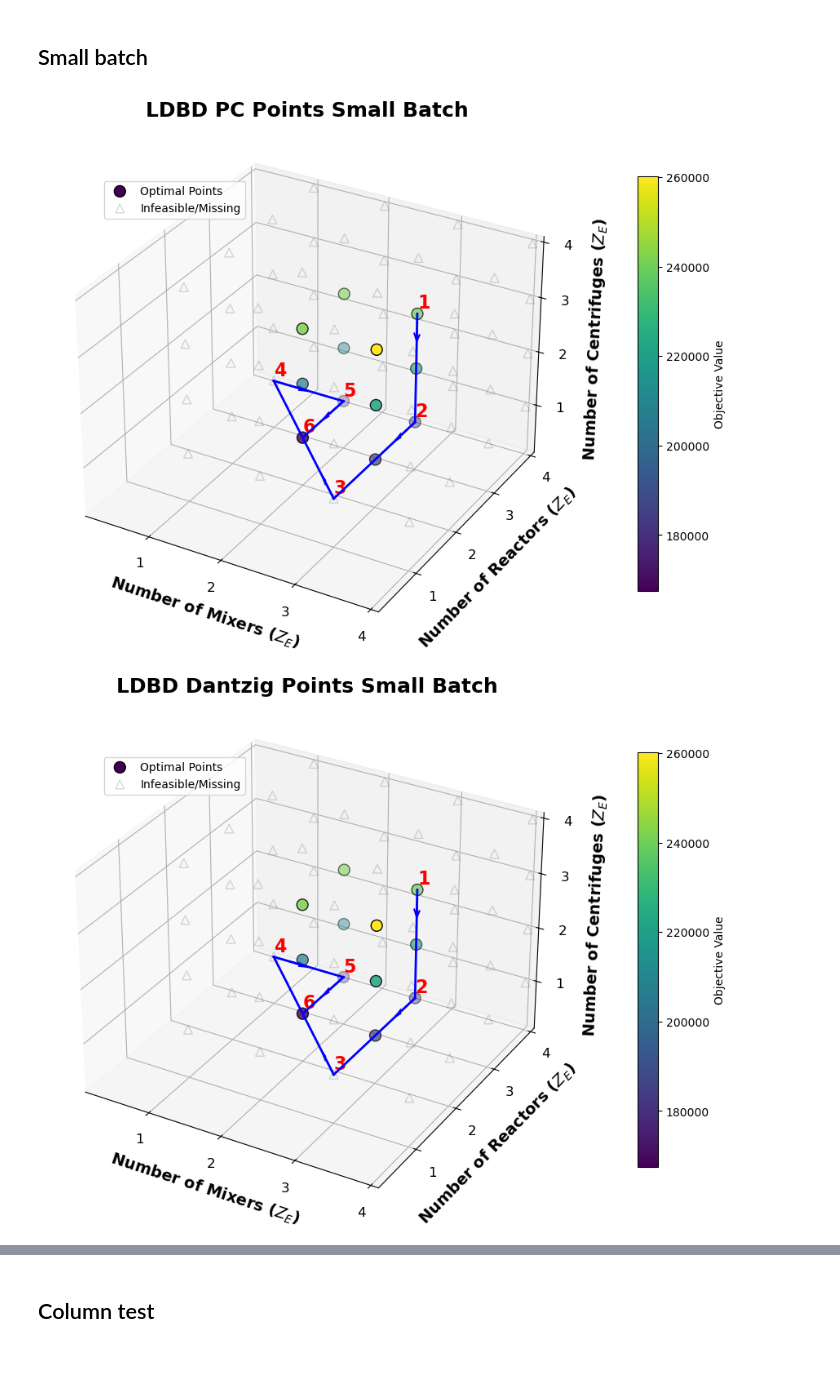
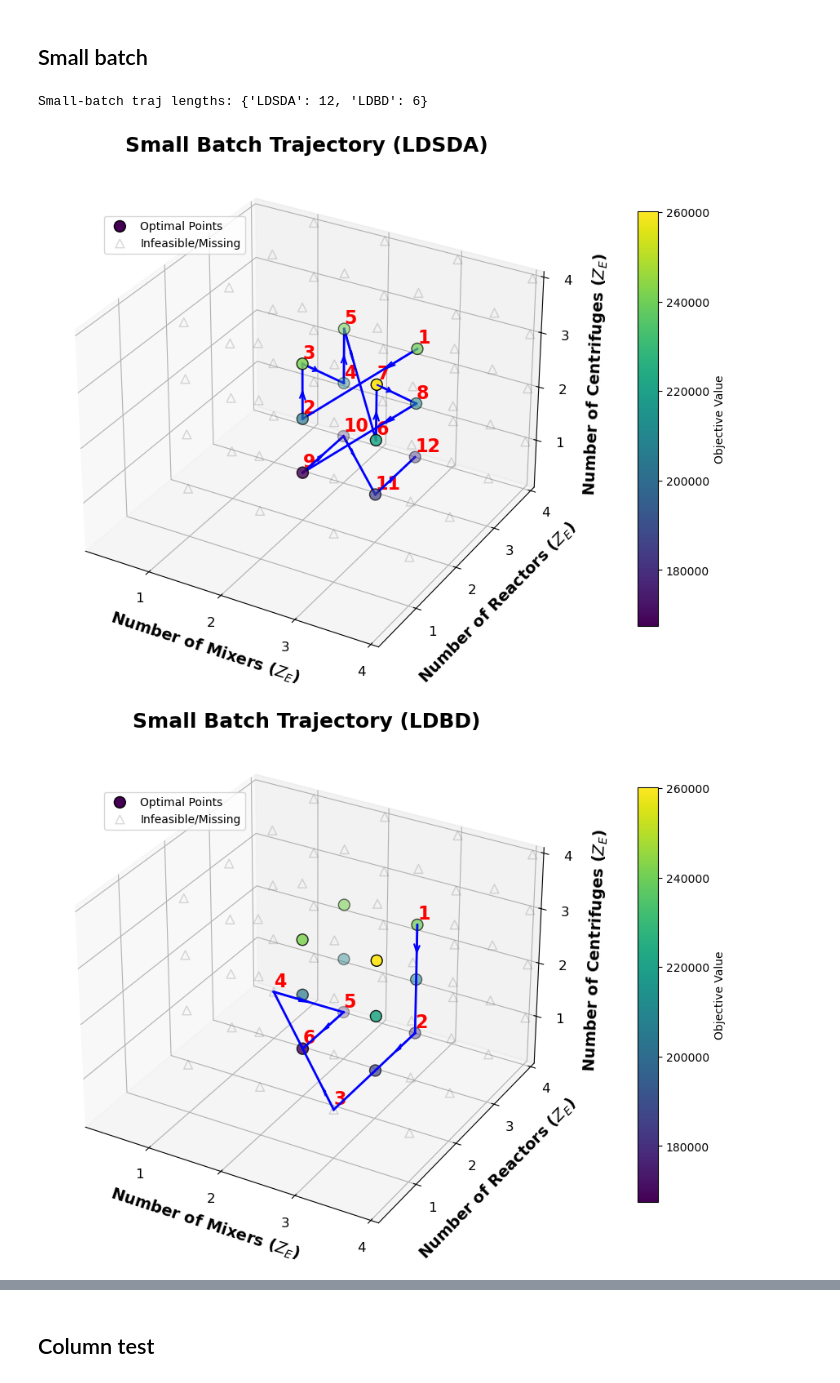
Before and after one commit to Toflamus/LD_benchmark, a Jupyter notebook: workflow/DataProcessingScript.ipynb, the cells around one changed output, grey strips where cells are left out. Drawn from its saved outputs; the diff is of its cells as text; code cells hidden in the pictures.

```diff
--- a/workflow/DataProcessingScript.ipynb
+++ b/workflow/DataProcessingScript.ipynb
@@ -121,5 +265,11 @@ def plot_point_sequence(points, figure_path=None, title=None):
 # %%
+# Toy: plot either one algorithm or both (based on ALGORITHMS_TO_PLOT)
 import os
-plot_point_sequence(ldbd_toy_points, os.path.join(folder_path, f"toy_ldbd_traj_{today}.png"), title="Toy Trajectory (LDBD)")
-plot_point_sequence(ldsda_toy_points, os.path.join(folder_path, f"toy_ldsda_traj_{today}.png"), title="Toy Trajectory (LDSDA)")
+
+# Per-algorithm plots
+for alg, pts in toy_points.items():
+    plot_point_sequence(pts, os.path.join(folder_path, f"toy_{alg.lower()}_traj_{today}.png"), title=f"Toy Trajectory ({alg})")
+
+# Combined plot (if both are present)
+plot_2d_paths(toy_points, title="Toy Trajectory (combined)")
 # %% [output]
@@ -214,13 +411,29 @@ def plot_3d_path_with_missing_nodes(df, sequence, figure_path=None, title=None):
     plt.show()
 # %%
-# Load small-batch trajectories produced by ModelTestingScript
+# Small-batch: 3D plot mimicking results/20260216/20260216.ipynb style
 import os
+import pandas as pd
 
-ldbd_points_sb = load_traj(folder_path / "small_batch" / "ldbd" / "traj.csv")
-ldsda_points_sb = load_traj(folder_path / "small_batch" / "ldsda" / "traj.csv")
+if not SMALL_BATCH_ENUM_CSV.exists():
+    raise FileNotFoundError(f"Missing small-batch landscape CSV: {SMALL_BATCH_ENUM_CSV}")
 
-plot_3d_path_with_missing_nodes(df, ldbd_points_sb, os.path.join(folder_path, f"small_batch_ldbd_traj_{today}.png"), title="Small Batch Trajectory (LDBD)")
-plot_3d_path_with_missing_nodes(df, ldsda_points_sb, os.path.join(folder_path, f"small_batch_ldsda_traj_{today}.png"), title="Small Batch Trajectory (LDSDA)")
+df_sb_enum = pd.read_csv(SMALL_BATCH_ENUM_CSV)
+
+sb_points: dict[str, list[tuple[int, ...]]] = {}
+for alg in _selected_algorithms():
+    traj_csv = folder_path / "small_batch" / alg.lower() / "traj.csv"
+    sb_points[alg] = load_traj(traj_csv)
+
+print("Small-batch traj lengths:", {k: len(v) for k, v in sb_points.items()})
+
+for alg, pts in sb_points.items():
+    plot_3d_path_with_missing_nodes(
+        df_sb_enum,
+        pts,
+        os.path.join(folder_path, f"small_batch_{alg.lower()}_traj_{today}.png"),
+        title=f"Small Batch Trajectory ({alg})",
+    )
 # %% [output]
+Small-batch traj lengths: {'LDSDA': 12, 'LDBD': 6}
-[figure, old version]
+[figure, new version]
-[figure, old version]
+[figure, new version]
```
Also changed, not shown: parts of 13 cells of this notebook, 8 other files.
